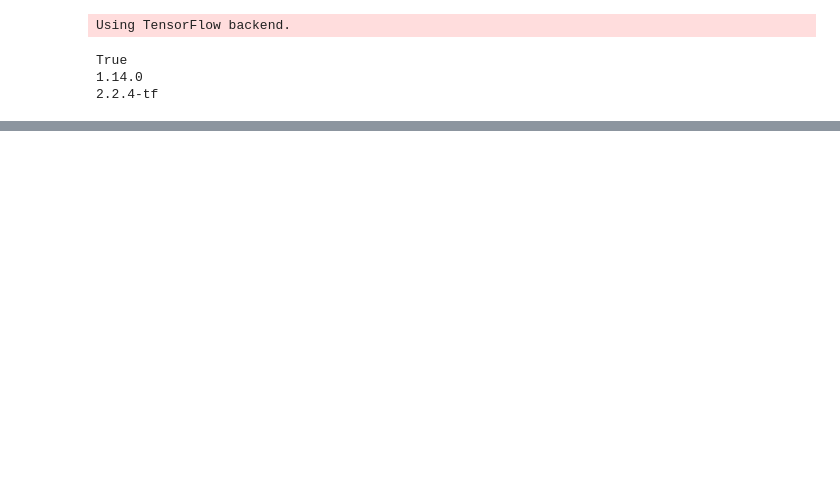
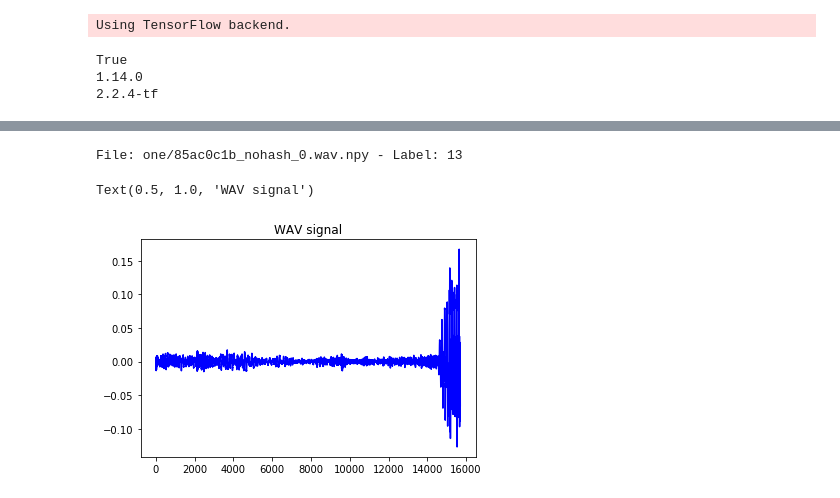
Before and after one commit to XWerer/HDA_Project, a Jupyter notebook: Prova4.ipynb, the cells around one changed output, grey strips where cells are left out. Drawn from its saved outputs; the diff is of its cells as text; code cells hidden in the pictures; blank space fills up the shorter version.

```diff
--- a/Prova4.ipynb
+++ b/Prova4.ipynb
@@ -41,4 +35,9 @@ valWAVs  = pd.read_csv(dataset_dir + 'validation_list.txt', sep=" ", header = No
 # %%
+dataset_dir = "Dataset/"
+
+val_file = 'validation_list.txt'
+test_file = 'testing_list.txt'
+
 # Dictionary containing the mapping between category name and label
 DictCategs = {'nine' : 1, 'yes' : 2, 'no' : 3, 'up' : 4, 'down' : 5, 'left' : 6, 'right' : 7, 'on' : 8, 'off' : 9,
               'stop' : 10, 'go' : 11, 'zero' : 12, 'one' : 13, 'two' : 14, 'three' : 15, 'four' : 16, 'five' : 17,
@@ -46,3 +45,6 @@ DictCategs = {'nine' : 1, 'yes' : 2, 'no' : 3, 'up' : 4, 'down' : 5, 'left' : 6,
               'forward':27, 'happy':28, 'house':29, 'learn':30, 'marvin':31, 'sheila':32, 'tree':33, 'visual':34, 'wow':0,
               '_background_noise_':0 }
 nCategs = 35
+
+data = dg.DataGeneration(dataset_dir, DictCategs, nCategs)
+train, trainLabels, val, valLabels, test, testLabels = data.create_data(test_file, val_file)
@@ -92,20 +68,0 @@ Test-Labels set length: 11005
-# %%
-# Transoform the train dataset in numpy array and load them
-train = np.array(trainWAVs, dtype = object)
-trainLabels = np.array(trainWAVlabels, dtype = '>i4') #stands for int32
-
-print("Loading of the train set:")
-for i in range(len(trainWAVs)):
-    # Print the progress
-    if (i % 5000) == 0:
-        print(str(i) + '/' + str(len(trainWAVs)))
-
-    # If the file is not already present, we create the numpy version
-    if (not os.path.isfile(dataset_dir + "/" + trainWAVs[i] + '.npy')):
-        y, sr = librosa.load(dataset_dir + "/" + trainWAVs[i], sr = 16000)
-        np.save(dataset_dir + "/" + trainWAVs[i] + '.npy', y)
-
-    # We load the path to numpy array in a vector
-    train[i] = trainWAVs[i] + '.npy'
-
-print(str(i+1) + '/' + str(len(trainWAVs)))
@@ -315,0 +69,15 @@ def create_dataset(data_dir, file_names, labels, batch_size = 32, shuffle = True
+# %%
+index = 2345
+print("File: " + train[index] + " - Label: " + str(trainLabels[index]))
+
+# Plot a wav
+file_name = train[index]
+wav = dg.DataGeneration.load_data(dataset_dir, file_name)
+
+plt.figure()
+plt.plot(wav, color='b')
+plt.title('WAV signal')
+# %% [output]
+File: one/85ac0c1b_nohash_0.wav.npy - Label: 13
+Text(0.5, 1.0, 'WAV signal')
+[figure, added]
```
Also changed, not shown: parts of 72 cells of this notebook, 17 other files.
